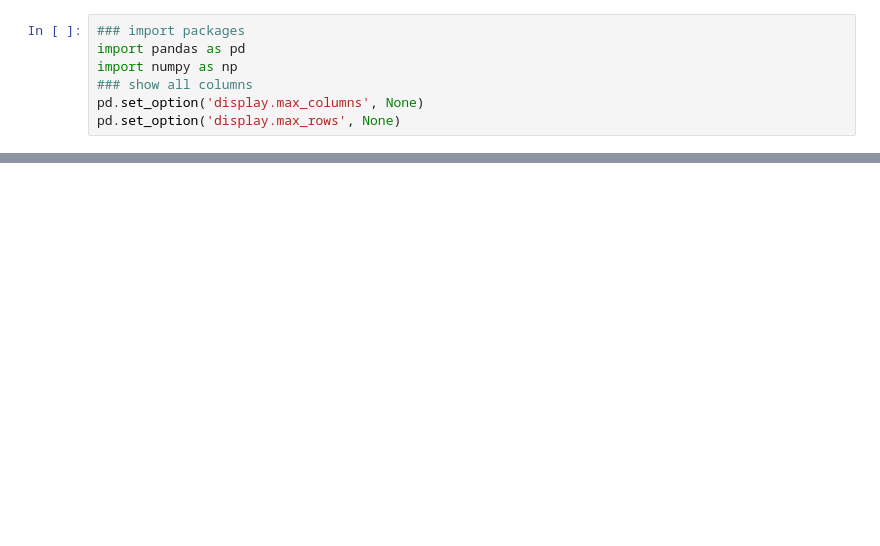
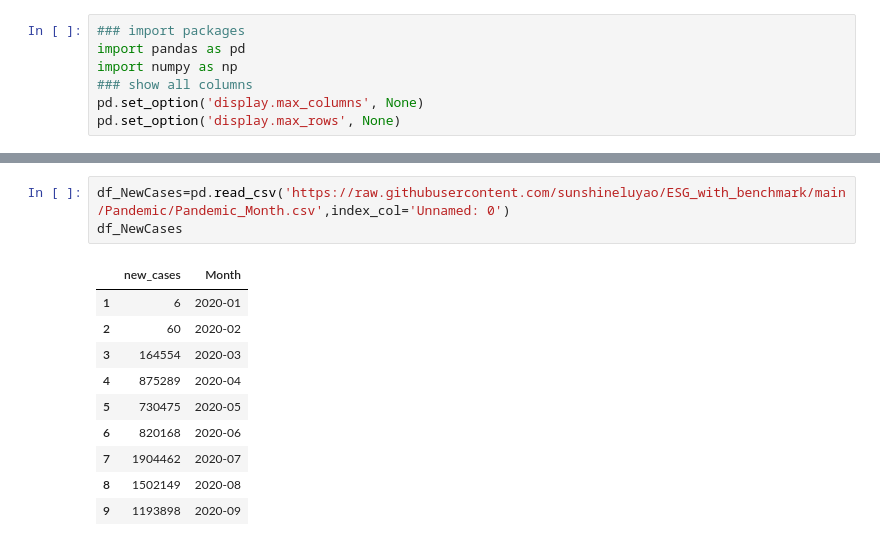
Before and after one commit to sunshineluyao/ESG_with_benchmark, a Jupyter notebook: Categorization/Overview.ipynb, the cells around one changed output, grey strips where cells are left out. Drawn from its saved outputs; the diff is of its cells as text; blank space fills up the shorter version.

```diff
--- a/Categorization/Overview.ipynb
+++ b/Categorization/Overview.ipynb
@@ -41,0 +110,14 @@ fig.update_layout(
+# %%
+df_NewCases=pd.read_csv('https://raw.githubusercontent.com/sunshineluyao/ESG_with_benchmark/main/Pandemic/Pandemic_Month.csv',index_col='Unnamed: 0')
+df_NewCases
+# %% [output]
+|  | new_cases | Month |
+| 1 | 6 | 2020-01 |
+| 2 | 60 | 2020-02 |
+| 3 | 164554 | 2020-03 |
+| 4 | 875289 | 2020-04 |
+| 5 | 730475 | 2020-05 |
+| 6 | 820168 | 2020-06 |
+| 7 | 1904462 | 2020-07 |
+| 8 | 1502149 | 2020-08 |
+| 9 | 1193898 | 2020-09 |
```
Also changed, not shown: parts of 17 cells of this notebook.
